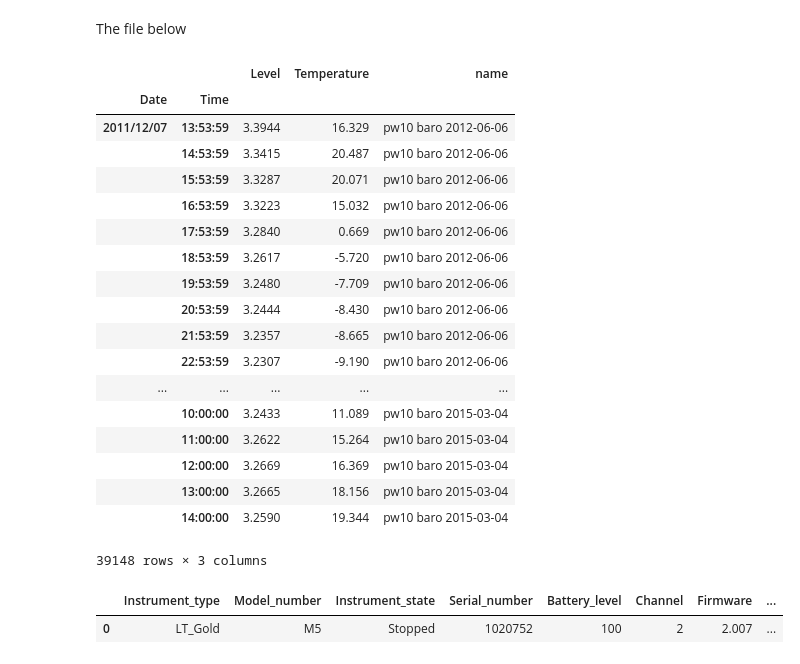
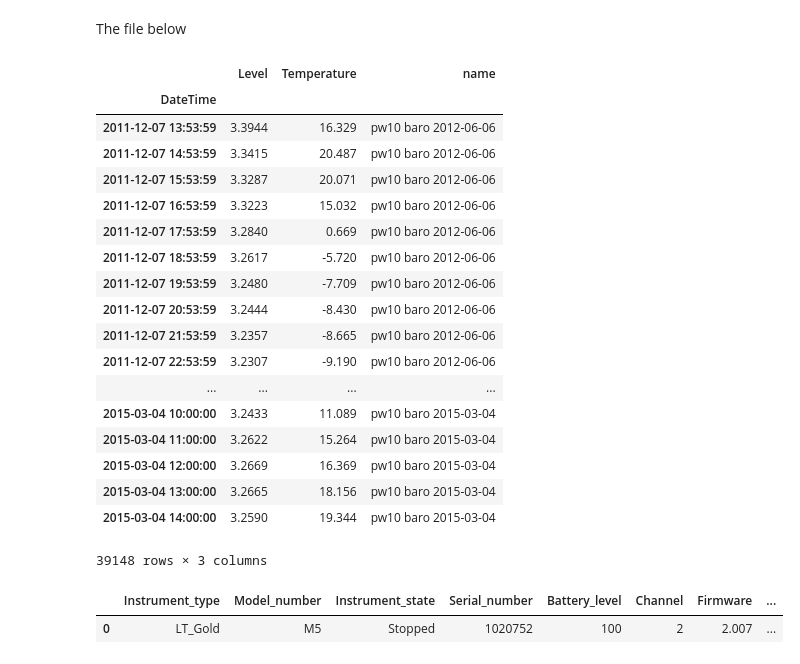
Before and after one commit to inkenbrandt/IPython, a Jupyter notebook: Snake_Valley_Data_Import.ipynb, the cells around one changed output. Saved outputs shown, nothing was run; the diff lists cells and outputs as text; code cells hidden in the pictures.

Commit message:
Snake Valley
Update datetime merge

```diff
--- a/Snake_Valley_Data_Import.ipynb
+++ b/Snake_Valley_Data_Import.ipynb
@@ -82,51 +82,52 @@ pw10baro.to_csv("E:\\Snake Valley Water\\Transducer Data\\Raw_data_archive\\all\
 # %%
 levfile = "E:\\Snake Valley Water\\Transducer Data\\Raw_data_archive\\all\\LEV\\pw10baro*.lev"
 xlefile = 'E:\\Snake Valley Water\\Transducer Data\\Raw_data_archive\\all\\XLE\\pw10 baro*.xle'
 
 wellrawdf={}
 filelist = glob.glob(xlefile)
 filename = []
 
 def getfilename(path):
     return path.split('\\').pop().split('/').pop().rsplit('.', 1)[0]
 
 for xle in filelist:
 
     with open(xle) as fd:
         obj = xmltodict.parse(fd.read())
 
     wellrawdata = obj['Body_xle']['Data']['Log']
     wellrawdf[getfilename(xle)] = pd.DataFrame(wellrawdata).set_index(['Date','Time'])
     wellrawdf[getfilename(xle)][obj['Body_xle']['Ch1_data_header']['Identification']] = wellrawdf[getfilename(xle)]['ch1']
     wellrawdf[getfilename(xle)][obj['Body_xle']['Ch2_data_header']['Identification']] = wellrawdf[getfilename(xle)]['ch2']
     wellrawdf[getfilename(xle)] = wellrawdf[getfilename(xle)].drop(['ms','@id','ch1','ch2'],axis=1)
     wellrawdf[getfilename(xle)]['name'] = getfilename(xle)
 
 h = pd.concat(wellrawdf)
 h = h.reset_index()
-h = h.set_index(['Date','Time'])
+h['DateTime'] = pd.to_datetime(h.apply(lambda x: x['Date'] + ' ' + x['Time'], 1))
+h = h.set_index(['DateTime'])
 
-pw10baro1 = h.drop('level_0',axis=1)
+pw10baro1 = h.drop(['level_0','Date', 'Time'],axis=1)
 pw10baro1
 # %% [output]
-|  |  | Level | Temperature | name |
-| Date | Time |  |  |  |
-| 2011/12/07 | 13:53:59 | 3.3944 | 16.329 | pw10 baro 2012-06-06 |
-|  | 14:53:59 | 3.3415 | 20.487 | pw10 baro 2012-06-06 |
-|  | 15:53:59 | 3.3287 | 20.071 | pw10 baro 2012-06-06 |
-|  | 16:53:59 | 3.3223 | 15.032 | pw10 baro 2012-06-06 |
-|  | 17:53:59 | 3.2840 | 0.669 | pw10 baro 2012-06-06 |
-|  | 18:53:59 | 3.2617 | -5.720 | pw10 baro 2012-06-06 |
-|  | 19:53:59 | 3.2480 | -7.709 | pw10 baro 2012-06-06 |
-|  | 20:53:59 | 3.2444 | -8.430 | pw10 baro 2012-06-06 |
-|  | 21:53:59 | 3.2357 | -8.665 | pw10 baro 2012-06-06 |
-|  | 22:53:59 | 3.2307 | -9.190 | pw10 baro 2012-06-06 |
-| ... | ... | ... | ... | ... |
-|  | 10:00:00 | 3.2433 | 11.089 | pw10 baro 2015-03-04 |
-|  | 11:00:00 | 3.2622 | 15.264 | pw10 baro 2015-03-04 |
-|  | 12:00:00 | 3.2669 | 16.369 | pw10 baro 2015-03-04 |
-|  | 13:00:00 | 3.2665 | 18.156 | pw10 baro 2015-03-04 |
-|  | 14:00:00 | 3.2590 | 19.344 | pw10 baro 2015-03-04 |
+|  | Level | Temperature | name |
+| DateTime |  |  |  |
+| 2011-12-07 13:53:59 | 3.3944 | 16.329 | pw10 baro 2012-06-06 |
+| 2011-12-07 14:53:59 | 3.3415 | 20.487 | pw10 baro 2012-06-06 |
+| 2011-12-07 15:53:59 | 3.3287 | 20.071 | pw10 baro 2012-06-06 |
+| 2011-12-07 16:53:59 | 3.3223 | 15.032 | pw10 baro 2012-06-06 |
+| 2011-12-07 17:53:59 | 3.2840 | 0.669 | pw10 baro 2012-06-06 |
+| 2011-12-07 18:53:59 | 3.2617 | -5.720 | pw10 baro 2012-06-06 |
+| 2011-12-07 19:53:59 | 3.2480 | -7.709 | pw10 baro 2012-06-06 |
+| 2011-12-07 20:53:59 | 3.2444 | -8.430 | pw10 baro 2012-06-06 |
+| 2011-12-07 21:53:59 | 3.2357 | -8.665 | pw10 baro 2012-06-06 |
+| 2011-12-07 22:53:59 | 3.2307 | -9.190 | pw10 baro 2012-06-06 |
+| ... | ... | ... | ... |
+| 2015-03-04 10:00:00 | 3.2433 | 11.089 | pw10 baro 2015-03-04 |
+| 2015-03-04 11:00:00 | 3.2622 | 15.264 | pw10 baro 2015-03-04 |
+| 2015-03-04 12:00:00 | 3.2669 | 16.369 | pw10 baro 2015-03-04 |
+| 2015-03-04 13:00:00 | 3.2665 | 18.156 | pw10 baro 2015-03-04 |
+| 2015-03-04 14:00:00 | 3.2590 | 19.344 | pw10 baro 2015-03-04 |
 39148 rows × 3 columns
 # %%
 wellrawinfo = obj['Body_xle']['Instrument_info']
```
